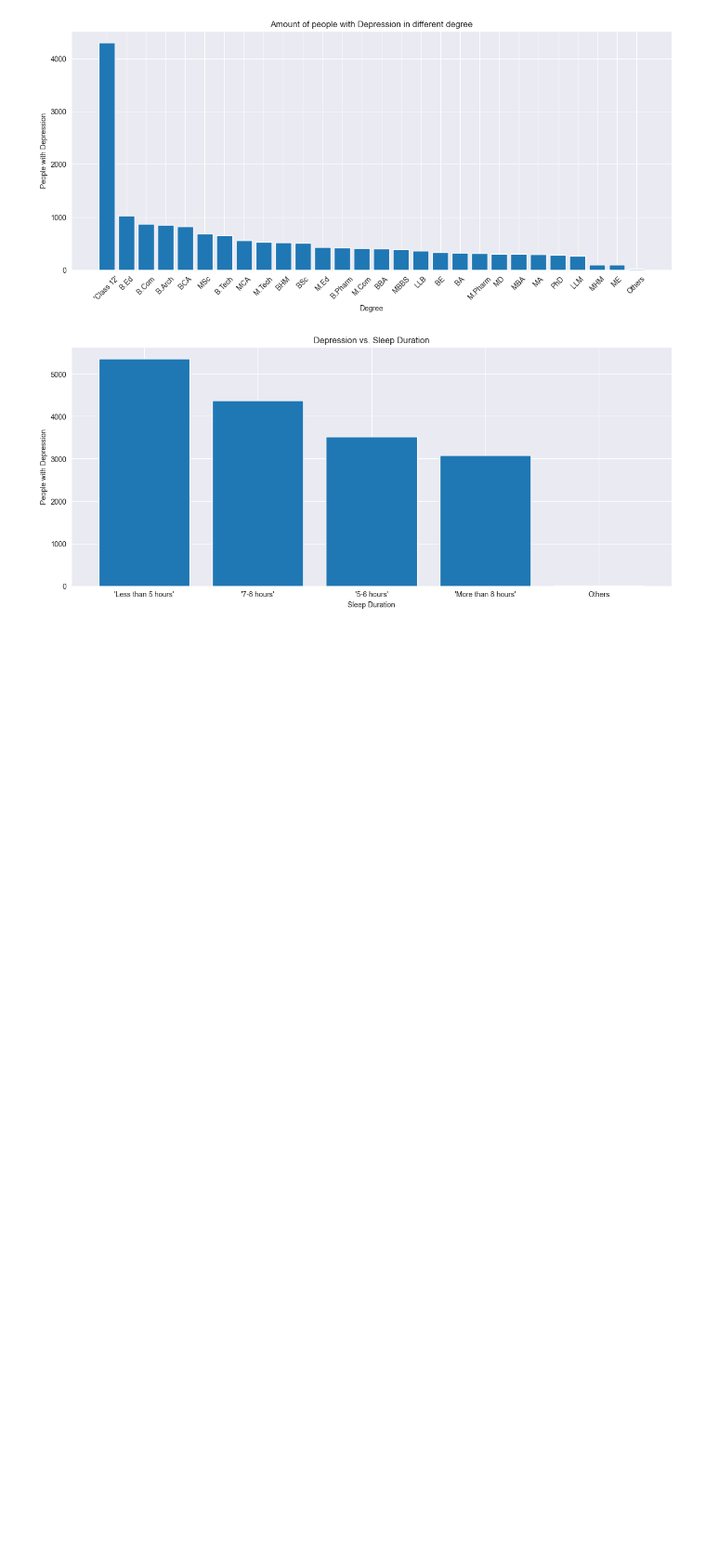
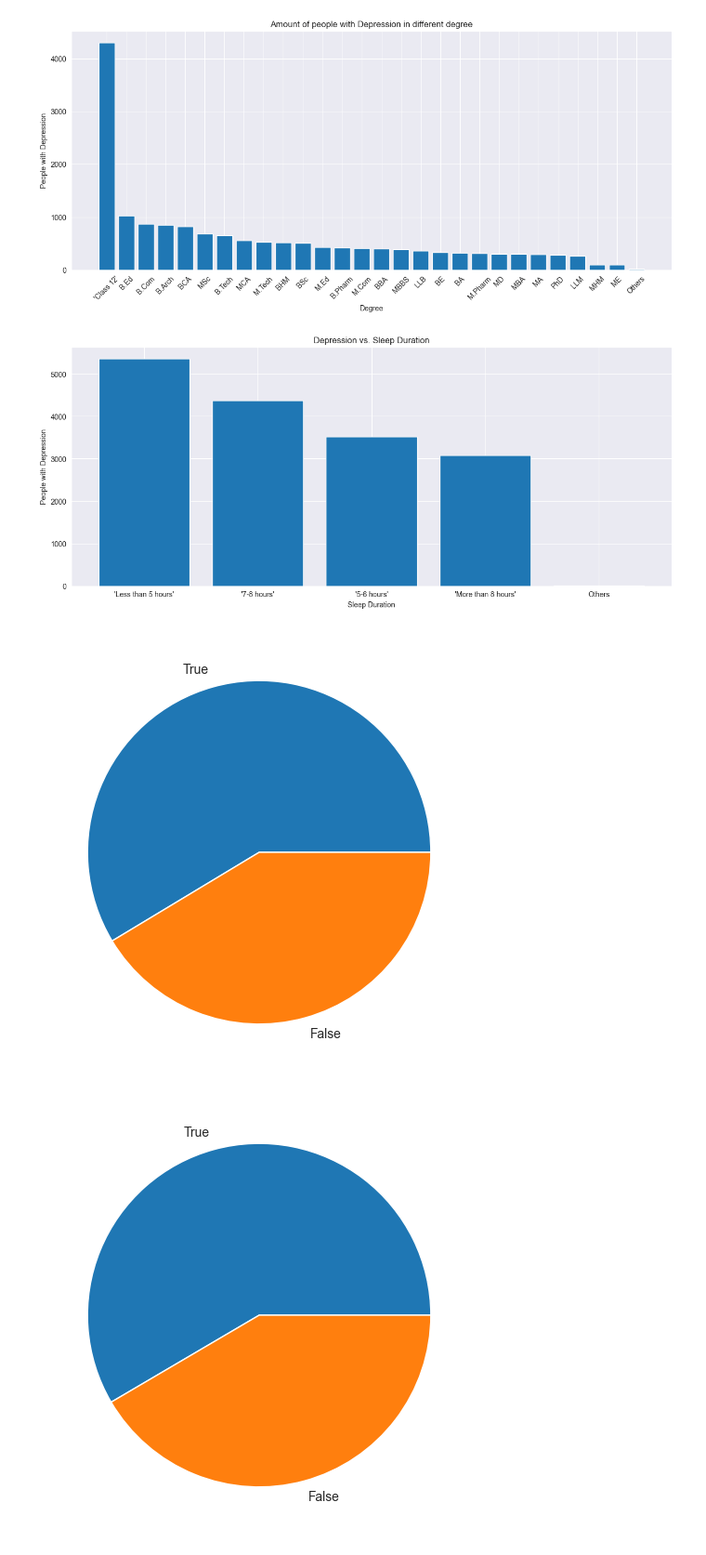
Before and after one commit to ToblerX/student_data_analysis, a Jupyter notebook: sample.ipynb, the cells around one changed output. Shown at 93% size. Cells and saved outputs as stored; diff of their text form; code cells hidden in the pictures; blank space fills up the shorter version.

Commit message:
Gender - depression

```diff
--- a/sample.ipynb
+++ b/sample.ipynb
@@ -125,3 +125,18 @@ plt.title('Depression vs. Sleep Duration')
 plt.show()
 # %% [output]
 [figure]
+# %%
+male_gender = data[data['Gender'] == 'Male']
+
+plt.figure(figsize = (15, 6))
+plt.pie(male_gender['Depression'].value_counts(), labels = ['True', 'False'])
+plt.show()
+
+female_gender = data[data['Gender'] == 'Female']
+
+plt.figure(figsize = (15, 6))
+plt.pie(female_gender['Depression'].value_counts(), labels = ['True', 'False'])
+plt.show()
+# %% [output]
+[figure, added]
+[figure, added]
```
